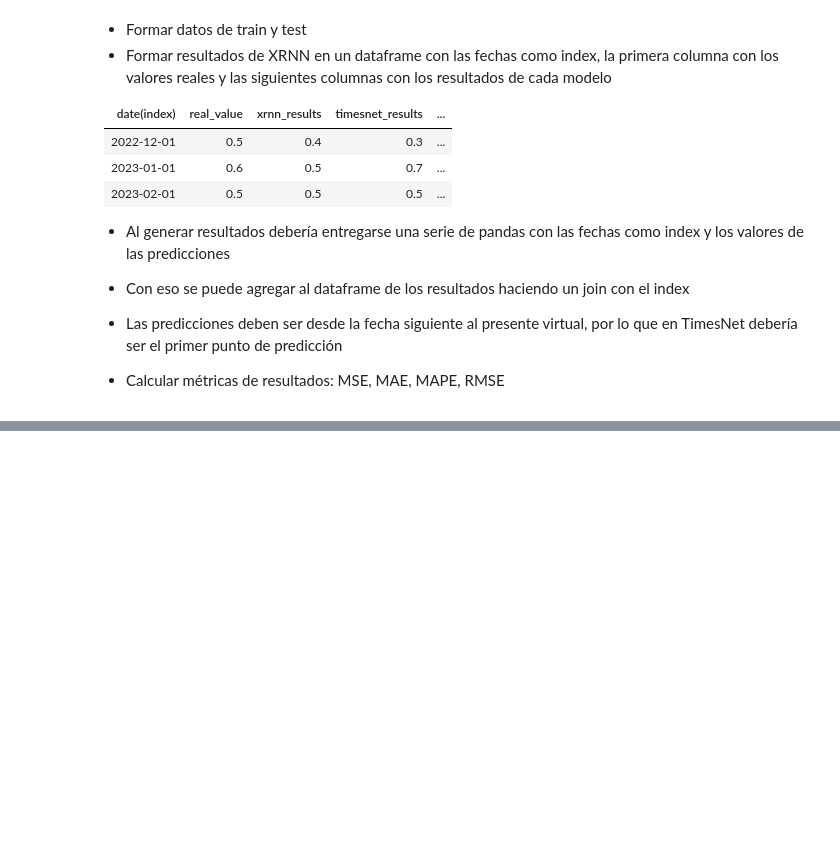
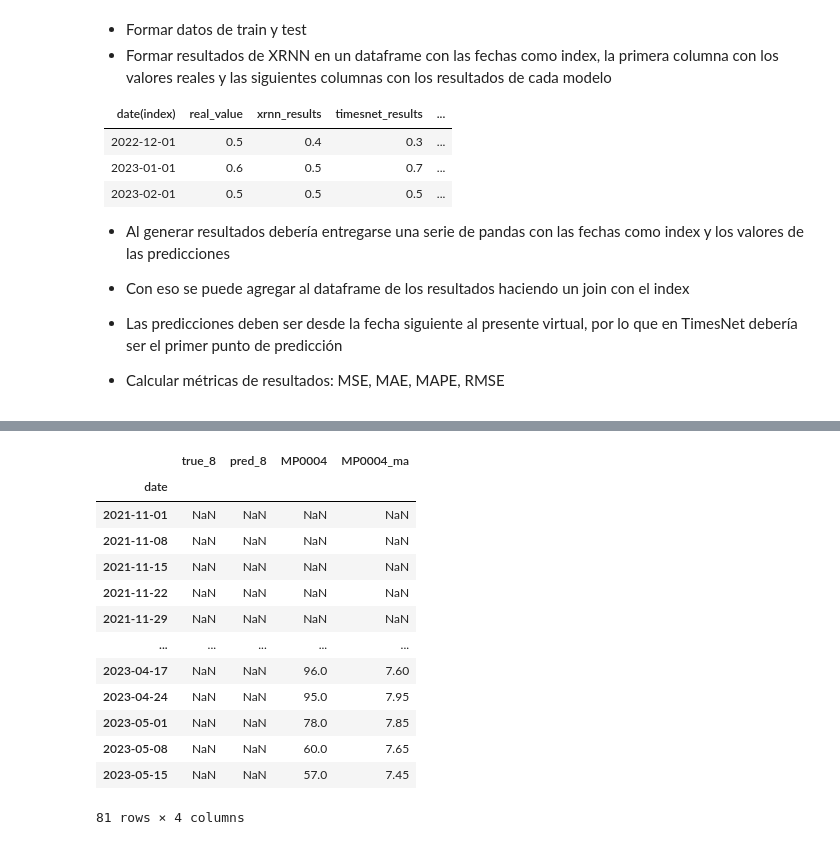
Before and after one commit to FranciscoSotoU/Time-Series-Library, a Jupyter notebook: debug.ipynb, the cells around one changed output, grey strips where cells are left out. Saved outputs shown, nothing was run; the diff lists cells and outputs as text; code cells hidden in the pictures; blank space fills up the shorter version.

```diff
--- a/debug.ipynb
+++ b/debug.ipynb
@@ -102,0 +169,17 @@ test_data_sugar.to_csv(datasets_path+'sugar_test.csv')
+# %%
+union
+# %% [output]
+|  | true_8 | pred_8 | MP0004 | MP0004_ma |
+| date |  |  |  |  |
+| 2021-11-01 | NaN | NaN | NaN | NaN |
+| 2021-11-08 | NaN | NaN | NaN | NaN |
+| 2021-11-15 | NaN | NaN | NaN | NaN |
+| 2021-11-22 | NaN | NaN | NaN | NaN |
+| 2021-11-29 | NaN | NaN | NaN | NaN |
+| ... | ... | ... | ... | ... |
+| 2023-04-17 | NaN | NaN | 96.0 | 7.60 |
+| 2023-04-24 | NaN | NaN | 95.0 | 7.95 |
+| 2023-05-01 | NaN | NaN | 78.0 | 7.85 |
+| 2023-05-08 | NaN | NaN | 60.0 | 7.65 |
+| 2023-05-15 | NaN | NaN | 57.0 | 7.45 |
+81 rows × 4 columns
```
Also changed, not shown: parts of 23 cells of this notebook, 9 other files.
